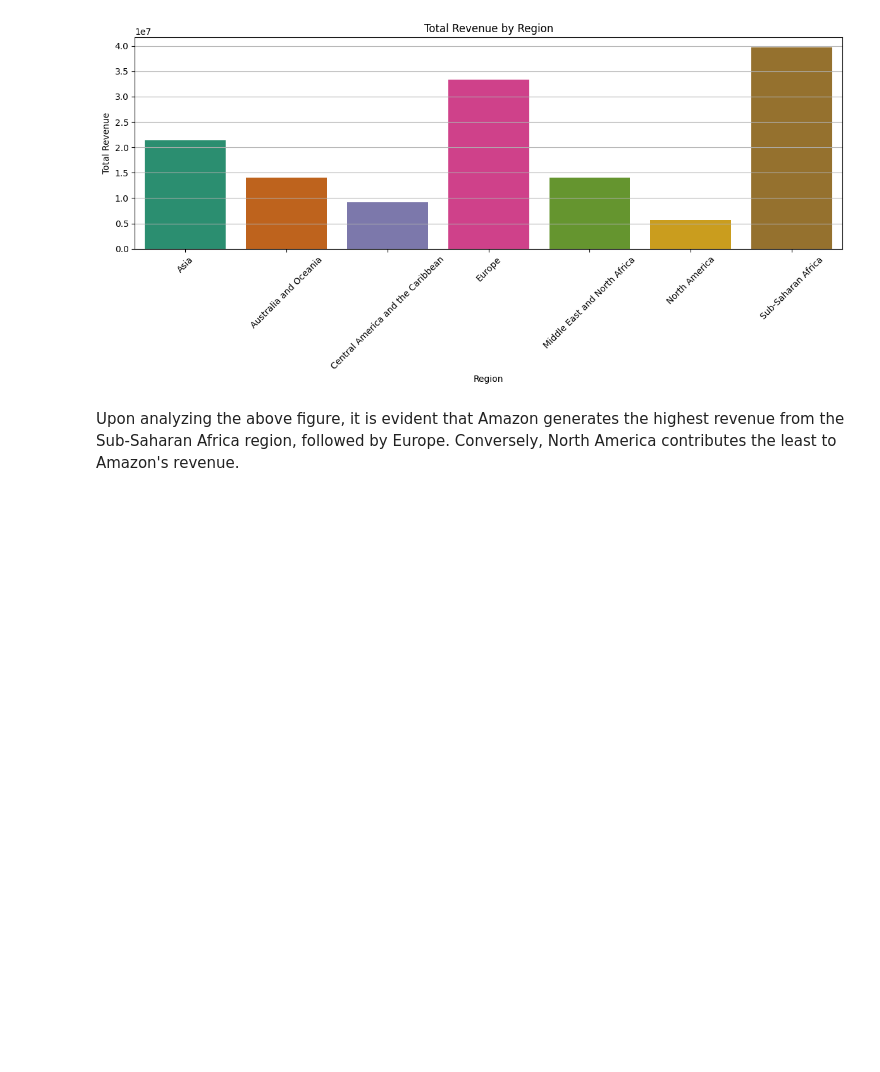
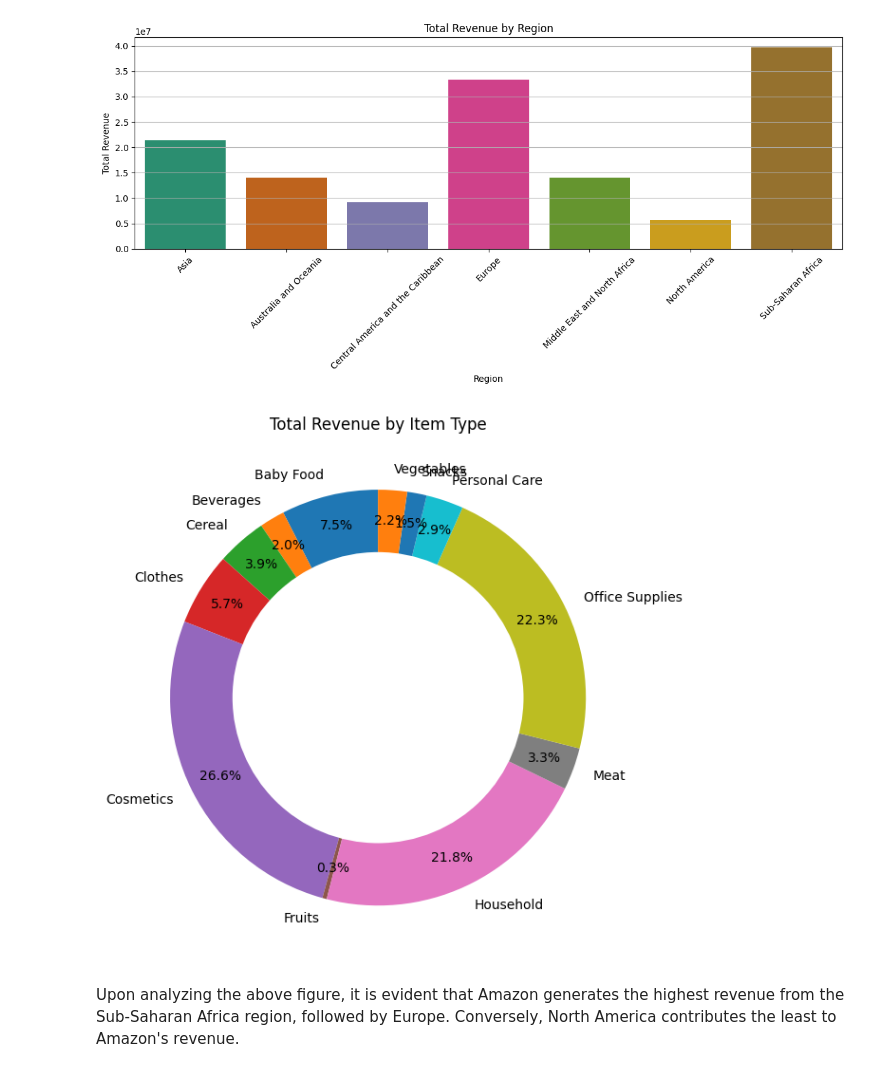
Before and after one commit to sahilkhan-7/amazon-sales-analysis, a Jupyter notebook: main.ipynb, the cells around one changed output. Drawn from its saved outputs; the diff is of its cells as text; code cells hidden in the pictures; blank space fills up the shorter version.

```diff
--- a/main.ipynb
+++ b/main.ipynb
@@ -272,6 +272,21 @@ Passing `palette` without assigning `hue` is deprecated and will be removed in v
 
   sns.barplot(x = total_revenue_by_region.index, y = total_revenue_by_region.values, palette="Dark2")
 [figure]
+# %%
+# Donut chart to show percentage of total revenue by each product item
+
+total_revenue_by_item_type = df.groupby('item_type')['total_revenue'].sum()
+plt.figure(figsize=(10, 6))
+
+plt.pie(total_revenue_by_item_type, labels=total_revenue_by_item_type.index, autopct='%1.1f%%', startangle=90, pctdistance=0.85)
+plt.title('Total Revenue by Item Type')
+centre_circle = plt.Circle((0, 0), 0.70, fc='white')
+fig = plt.gcf()
+fig.gca().add_artist(centre_circle)
+
+plt.tight_layout()
+# %% [output]
+[figure, added]
 # %% [markdown]
 Upon analyzing the above figure, it is evident that Amazon generates the highest revenue from the Sub-Saharan Africa region, followed by Europe. Conversely, North America contributes the least to Amazon's revenue.
 # %%
```
Also changed, not shown: parts of 10 cells of this notebook.
